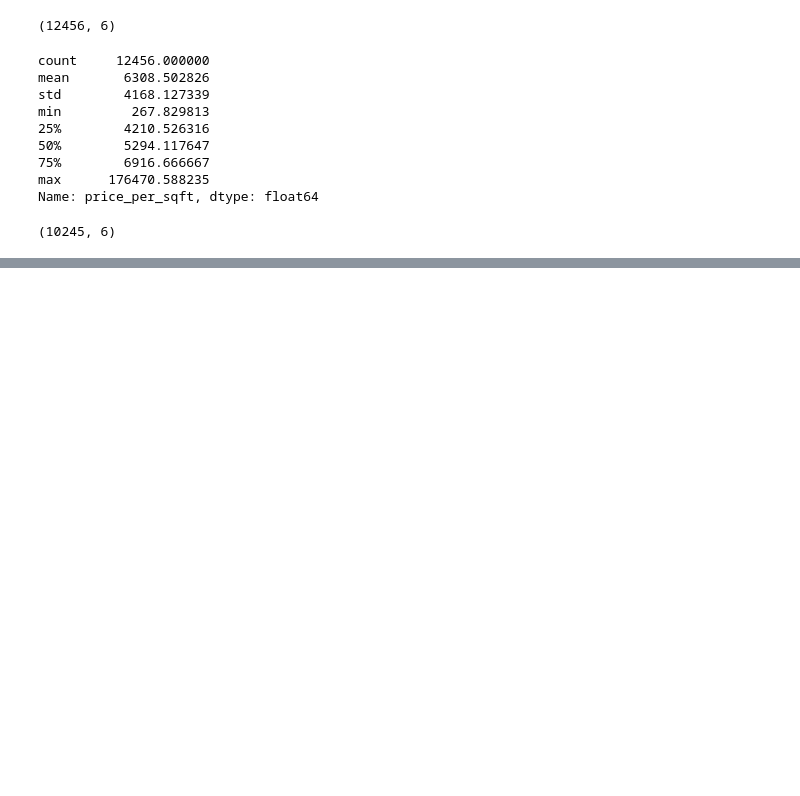
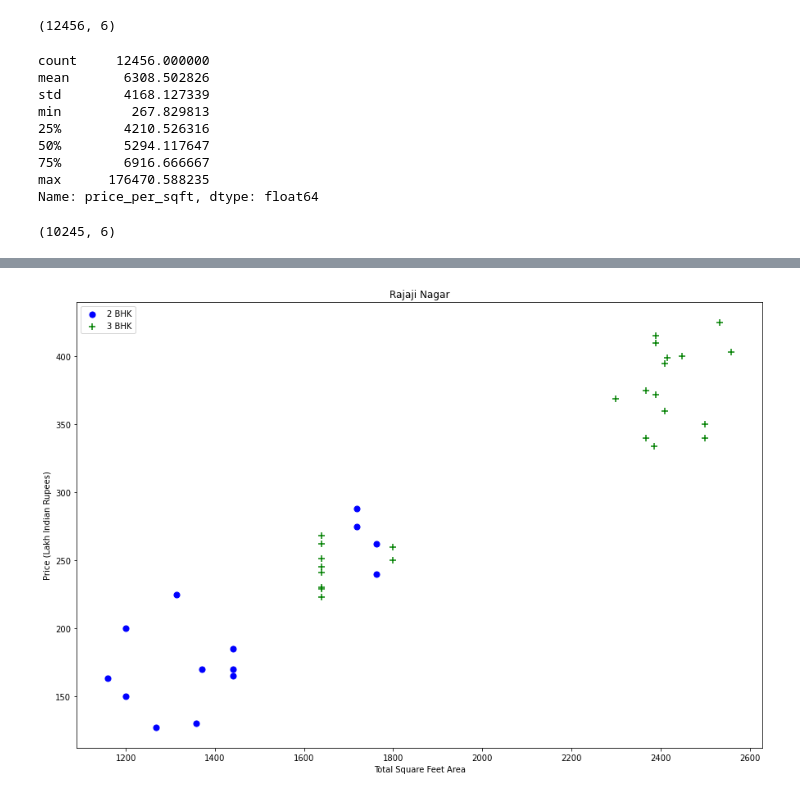
Before and after one commit to vdj-vasudevan/Bangalure-House-Prediction-project, a Jupyter notebook: Bangalore house price Prediction Project.ipynb, the cells around one changed output, grey strips where cells are left out. Drawn from its saved outputs; the diff is of its cells as text; code cells hidden in the pictures; blank space fills up the shorter version.

```diff
--- a/Bangalore house price Prediction Project.ipynb
+++ b/Bangalore house price Prediction Project.ipynb
@@ -344,0 +389,4 @@ df6.shape
+# %%
+plot_scatter_chart(df7,"Rajaji Nagar")
+# %% [output]
+[figure, added]
```
Also changed, not shown: parts of 12 cells of this notebook.
